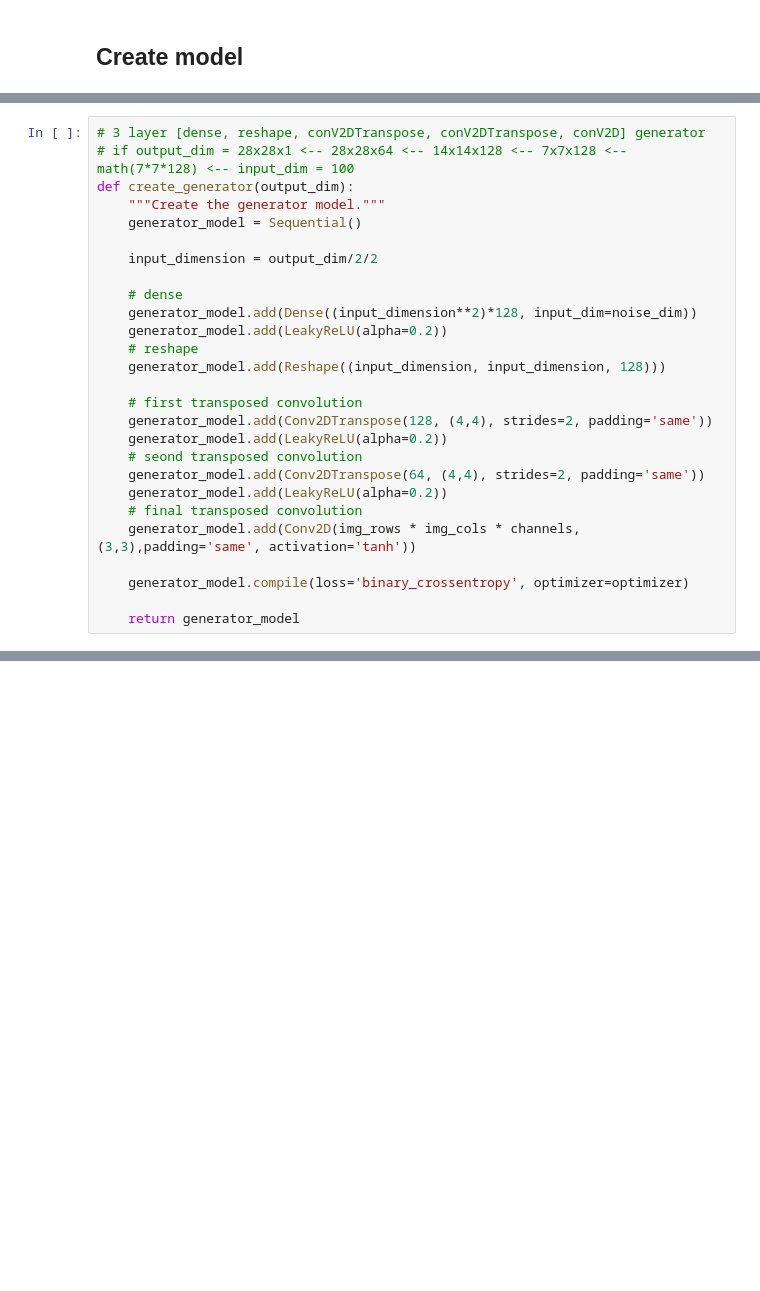
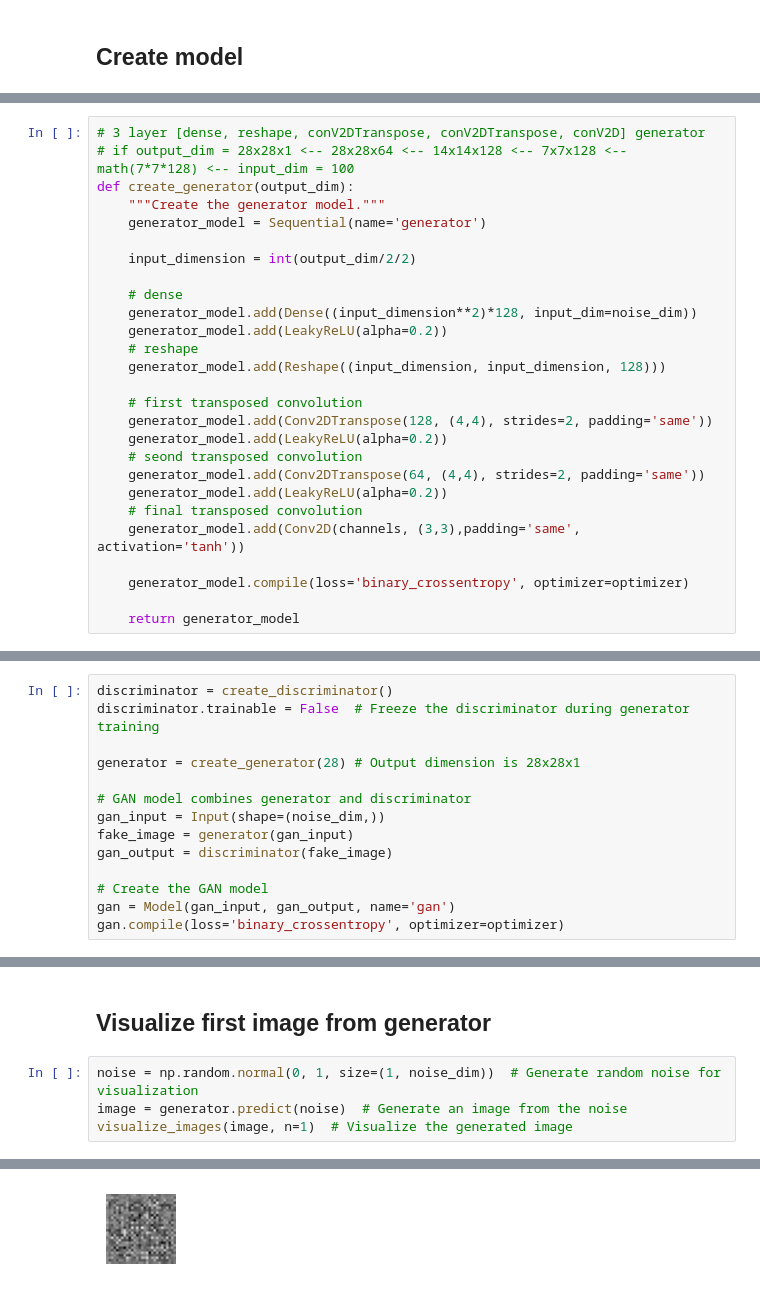
Before and after one commit to noodleincup/tensorflow, a Jupyter notebook: 14_1_WorkShop.ipynb, the cells around one changed output, grey strips where cells are left out. Saved outputs shown, nothing was run; the diff lists cells and outputs as text; blank space fills up the shorter version.

```diff
--- a/14_1_WorkShop.ipynb
+++ b/14_1_WorkShop.ipynb
@@ -116,9 +130,9 @@ visualize_images(x_train, n=5)
 # if output_dim = 28x28x1 <-- 28x28x64 <-- 14x14x128 <-- 7x7x128 <-- math(7*7*128) <-- input_dim = 100
 def create_generator(output_dim):
     """Create the generator model."""
-    generator_model = Sequential()
+    generator_model = Sequential(name='generator')
 
-    input_dimension = output_dim/2/2
+    input_dimension = int(output_dim/2/2)
 
     # dense
     generator_model.add(Dense((input_dimension**2)*128, input_dim=noise_dim))
@@ -133,7 +147,7 @@ def create_generator(output_dim):
     generator_model.add(Conv2DTranspose(64, (4,4), strides=2, padding='same'))
     generator_model.add(LeakyReLU(alpha=0.2))
     # final transposed convolution
-    generator_model.add(Conv2D(img_rows * img_cols * channels, (3,3),padding='same', activation='tanh'))
+    generator_model.add(Conv2D(channels, (3,3),padding='same', activation='tanh'))
 
     generator_model.compile(loss='binary_crossentropy', optimizer=optimizer)
 
@@ -140,0 +179,14 @@ def create_generator(output_dim):
+# %%
+discriminator = create_discriminator()
+discriminator.trainable = False  # Freeze the discriminator during generator training
+
+generator = create_generator(28) # Output dimension is 28x28x1
+
+# GAN model combines generator and discriminator
+gan_input = Input(shape=(noise_dim,))
+fake_image = generator(gan_input)
+gan_output = discriminator(fake_image)
+
+# Create the GAN model
+gan = Model(gan_input, gan_output, name='gan')
+gan.compile(loss='binary_crossentropy', optimizer=optimizer)
@@ -140,0 +215,7 @@ def create_generator(output_dim):
+# %% [markdown]
+## Visualize first image from generator
+# %%
+noise = np.random.normal(0, 1, size=(1, noise_dim))  # Generate random noise for visualization
+image = generator.predict(noise)  # Generate an image from the noise
+visualize_images(image, n=1)  # Visualize the generated image
+# %% [output]
@@ -140,0 +223 @@ def create_generator(output_dim):
+[figure, added]
```
Also changed, not shown: parts of 10 cells of this notebook.
